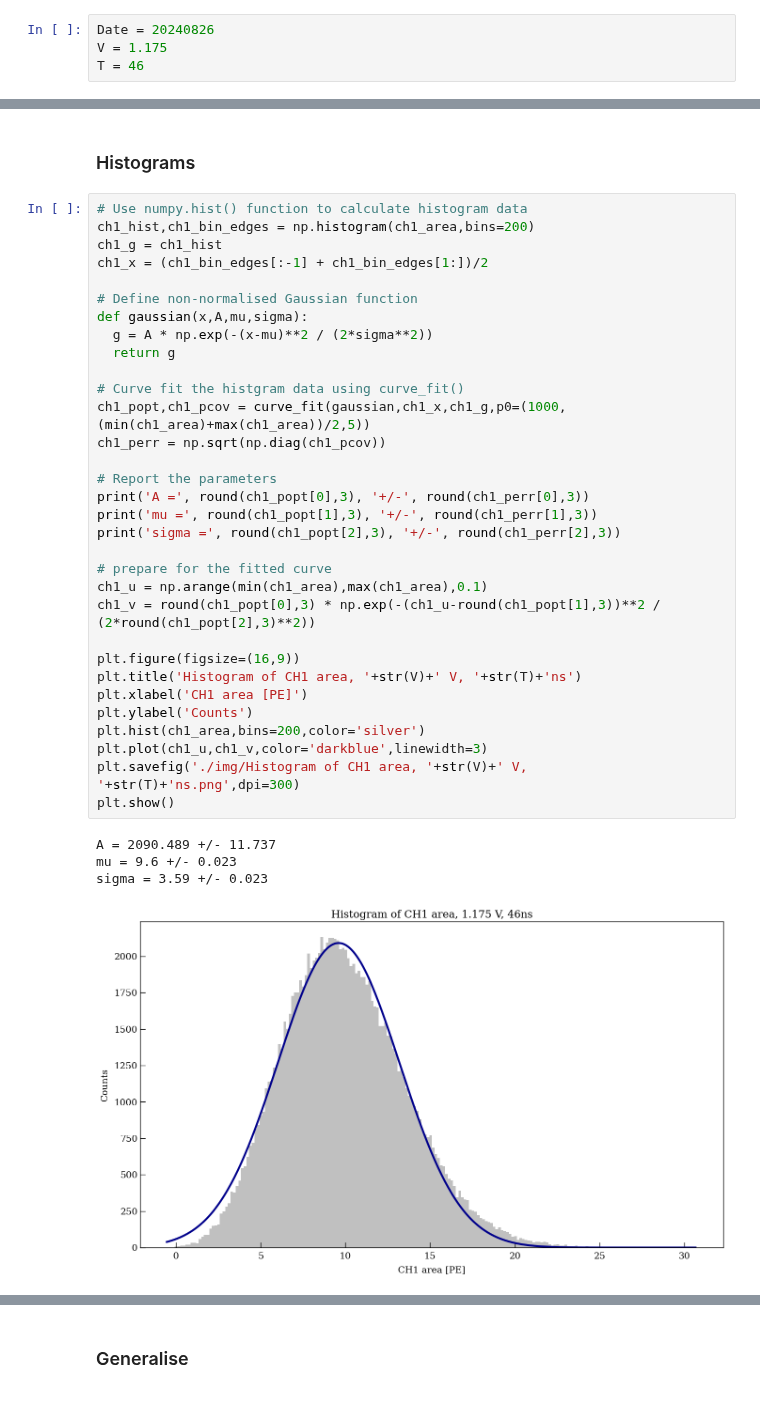
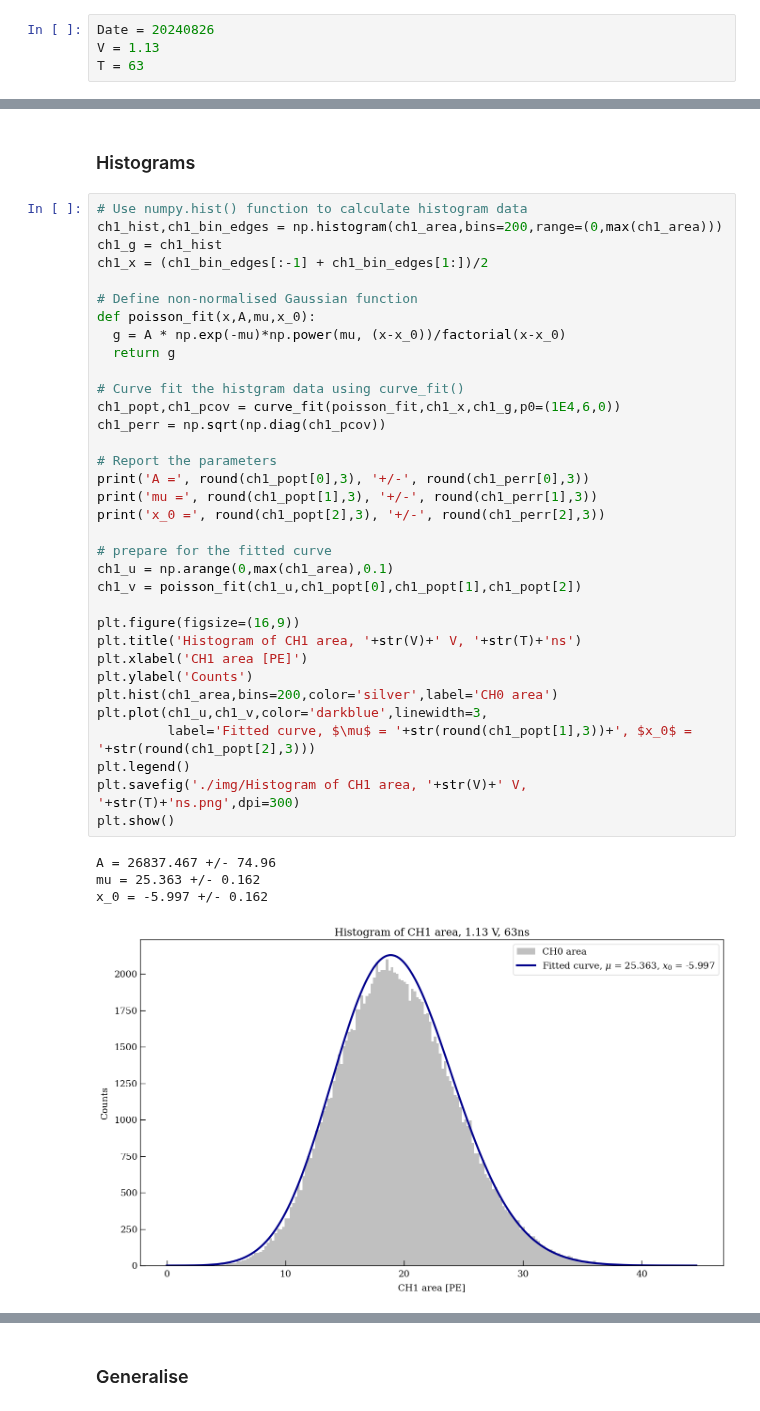
Before and after one commit to Westlake-University-Lsc-lab/RELICS_PMT_Data_Analysis, a Jupyter notebook: PolariserCheck/check_readout.ipynb, the cells around one changed output, grey strips where cells are left out. Cells and saved outputs as stored; diff of their text form.

Commit message:
Introduced Poisson fit and other analysis mathods

```diff
--- a/PolariserCheck/check_readout.ipynb
+++ b/PolariserCheck/check_readout.ipynb
@@ -76,8 +77,8 @@ plt.rcParams.update(params)
 ### Load, process, examine and filter data
 # %%
 Date = 20240826
-V = 1.175
-T = 46
+V = 1.13
+T = 63
 # %%
 path = "/mnt/data/PMT/R8520_406/"   ##### file path
 
@@ -323,41 +326,43 @@ plt.show()
 ### Histograms
 # %%
 # Use numpy.hist() function to calculate histogram data
-ch1_hist,ch1_bin_edges = np.histogram(ch1_area,bins=200)
+ch1_hist,ch1_bin_edges = np.histogram(ch1_area,bins=200,range=(0,max(ch1_area)))
 ch1_g = ch1_hist
 ch1_x = (ch1_bin_edges[:-1] + ch1_bin_edges[1:])/2
 
 # Define non-normalised Gaussian function
-def gaussian(x,A,mu,sigma):
-  g = A * np.exp(-(x-mu)**2 / (2*sigma**2))
+def poisson_fit(x,A,mu,x_0):
+  g = A * np.exp(-mu)*np.power(mu, (x-x_0))/factorial(x-x_0)
   return g
 
 # Curve fit the histgram data using curve_fit()
-ch1_popt,ch1_pcov = curve_fit(gaussian,ch1_x,ch1_g,p0=(1000,(min(ch1_area)+max(ch1_area))/2,5))
+ch1_popt,ch1_pcov = curve_fit(poisson_fit,ch1_x,ch1_g,p0=(1E4,6,0))
 ch1_perr = np.sqrt(np.diag(ch1_pcov))
 
 # Report the parameters
 print('A =', round(ch1_popt[0],3), '+/-', round(ch1_perr[0],3))
 print('mu =', round(ch1_popt[1],3), '+/-', round(ch1_perr[1],3))
-print('sigma =', round(ch1_popt[2],3), '+/-', round(ch1_perr[2],3))
+print('x_0 =', round(ch1_popt[2],3), '+/-', round(ch1_perr[2],3))
 
 # prepare for the fitted curve
-ch1_u = np.arange(min(ch1_area),max(ch1_area),0.1)
-ch1_v = round(ch1_popt[0],3) * np.exp(-(ch1_u-round(ch1_popt[1],3))**2 / (2*round(ch1_popt[2],3)**2))
+ch1_u = np.arange(0,max(ch1_area),0.1)
+ch1_v = poisson_fit(ch1_u,ch1_popt[0],ch1_popt[1],ch1_popt[2])
 
 plt.figure(figsize=(16,9))
 plt.title('Histogram of CH1 area, '+str(V)+' V, '+str(T)+'ns')
 plt.xlabel('CH1 area [PE]')
 plt.ylabel('Counts')
-plt.hist(ch1_area,bins=200,color='silver')
-plt.plot(ch1_u,ch1_v,color='darkblue',linewidth=3)
+plt.hist(ch1_area,bins=200,color='silver',label='CH0 area')
+plt.plot(ch1_u,ch1_v,color='darkblue',linewidth=3,
+         label='Fitted curve, $\mu$ = '+str(round(ch1_popt[1],3))+', $x_0$ = '+str(round(ch1_popt[2],3)))
+plt.legend()
 plt.savefig('./img/Histogram of CH1 area, '+str(V)+' V, '+str(T)+'ns.png',dpi=300)
 plt.show()
 # %% [output]
-A = 2090.489 +/- 11.737
-mu = 9.6 +/- 0.023
-sigma = 3.59 +/- 0.023
+A = 26837.467 +/- 74.96
+mu = 25.363 +/- 0.162
+x_0 = -5.997 +/- 0.162
-[figure, old version]
+[figure, new version]
 # %%
 # Use numpy.hist() function to calculate histogram data
 ch0_hist,ch0_bin_edges = np.histogram(ch0_area,bins=200)
```
Also changed, not shown: parts of 13 cells of this notebook, 7 other files.
